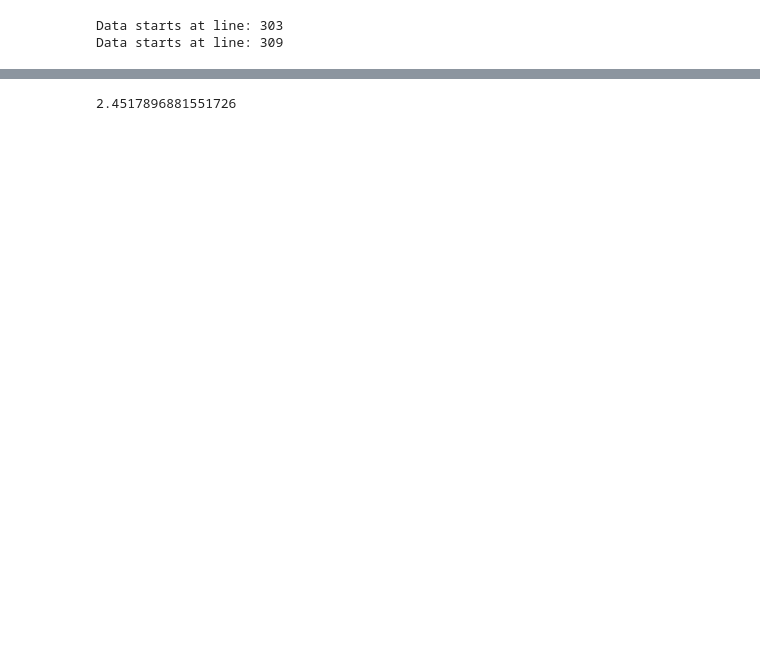
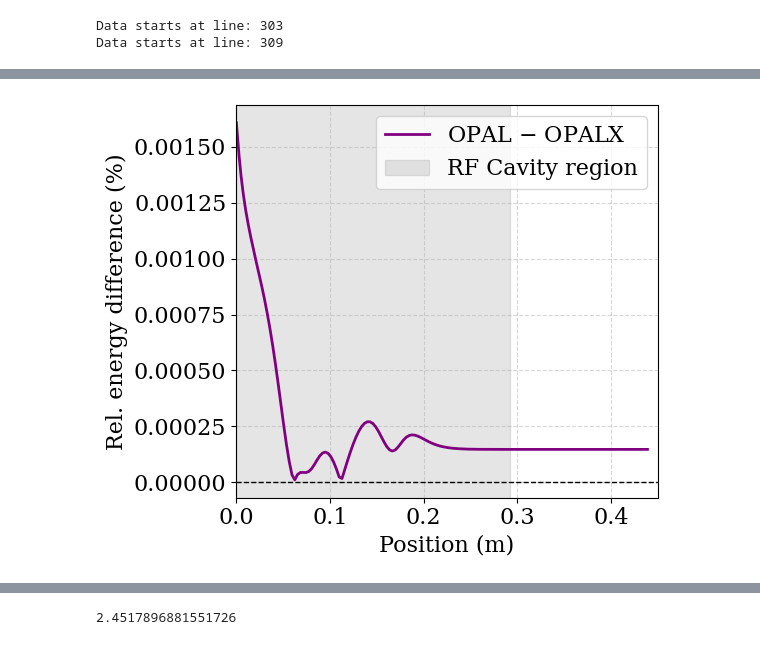
Before and after one commit to OPALX-project/regression-tests-x, a Jupyter notebook: RegressionTests/RFCavity-AWA-RFOnly/analysis.ipynb, the cells around one changed output, grey strips where cells are left out. Cells and saved outputs as stored; diff of their text form; code cells hidden in the pictures; blank space fills up the shorter version.

```diff
--- a/RegressionTests/RFCavity-AWA-RFOnly/analysis.ipynb
+++ b/RegressionTests/RFCavity-AWA-RFOnly/analysis.ipynb
@@ -80,3 +81,25 @@ f.savefig('AWAGun_energy_difference.png', dpi = 300)
+# %%
+f, ax = plt.subplots(figsize = (6, 5))
+
+diff = abs(opal[4] - opalx[4]) * 100 / opal[4]
+
+ax.plot(opal[1], diff, color = 'purple', lw = 2, ls = '-', label = r'OPAL $-$ OPALX')
+ax.axhline(0, color = 'k', ls = '--', lw = 1)
+
+ax.axvspan(0, 0.2927, color='grey', alpha = 0.2, label = 'RF Cavity region')
+
+ax.legend()
+ax.grid(True, ls = '--', alpha = 0.5)
+
+ax.set_xlim(0, 0.45)
+# ax.set_ylim(-0.05, 0.055)
+ax.set_xlabel('Position (m)')
+ax.set_ylabel('Rel. energy difference (%)')
+
+f.tight_layout()
+f.savefig('AWAGun_energy_difference_percent.png', dpi = 300)
+# %% [output]
+[figure, added]
 # %%
 f, ax = plt.subplots(figsize = (8, 6))
 
```
Also changed, not shown: parts of 4 cells of this notebook, 19 other files.
